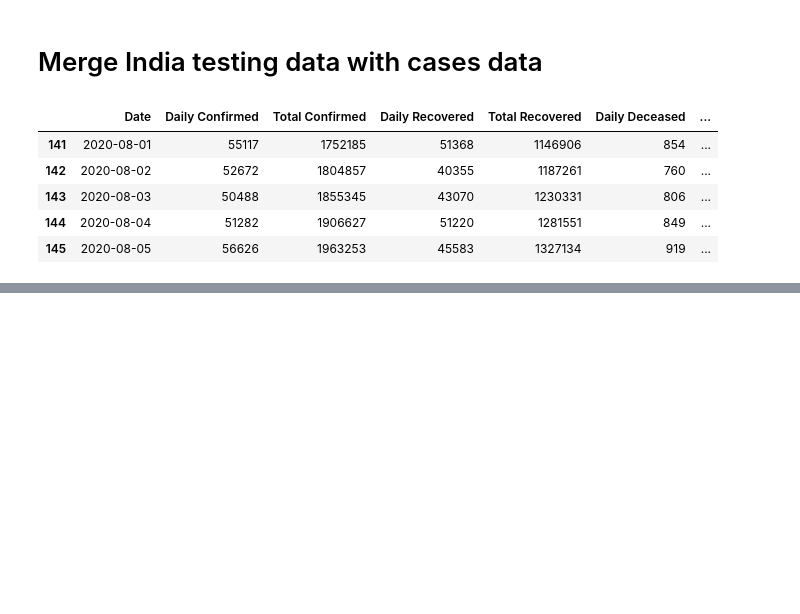
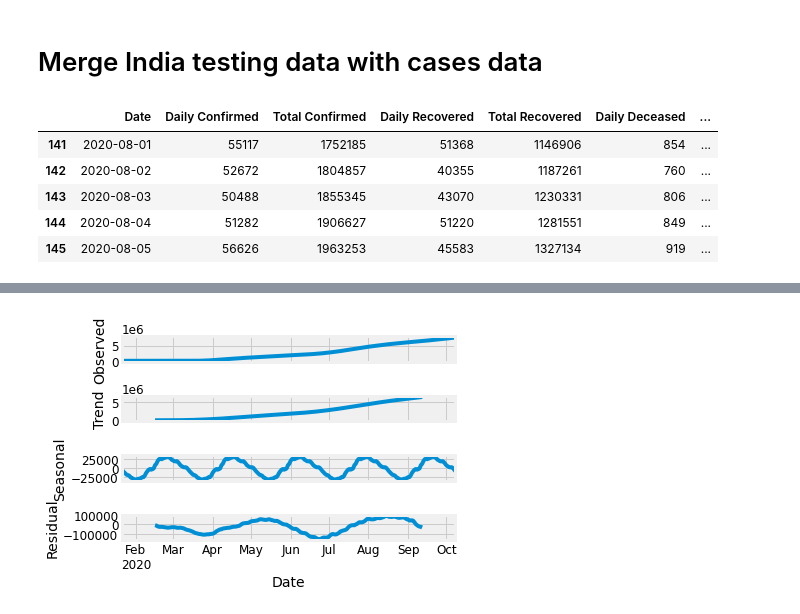
Before and after one commit to acchu99/covid-19-data-mining, a Jupyter notebook: COVID_19_Data_Mining.ipynb, the cells around one changed output, grey strips where cells are left out. Drawn from its saved outputs; the diff is of its cells as text; code cells hidden in the pictures; blank space fills up the shorter version.

```diff
--- a/COVID_19_Data_Mining.ipynb
+++ b/COVID_19_Data_Mining.ipynb
@@ -189,0 +238,4 @@ indiacovidfinal.tail()
+# %%
+finaldataus=usdaily.groupby('Date').sum()
+finaldataus.sort_index(inplace= True)
+finaldataus.head()
@@ -189,0 +250,7 @@ indiacovidfinal.tail()
+# %%
+toplot=finaldataus['cases']
+result = seasonal_decompose(toplot, model='additive',freq=52)
+result.plot()
+plt.show()
+# %% [output]
+[figure, added]
```
Also changed, not shown: parts of 16 cells of this notebook.
